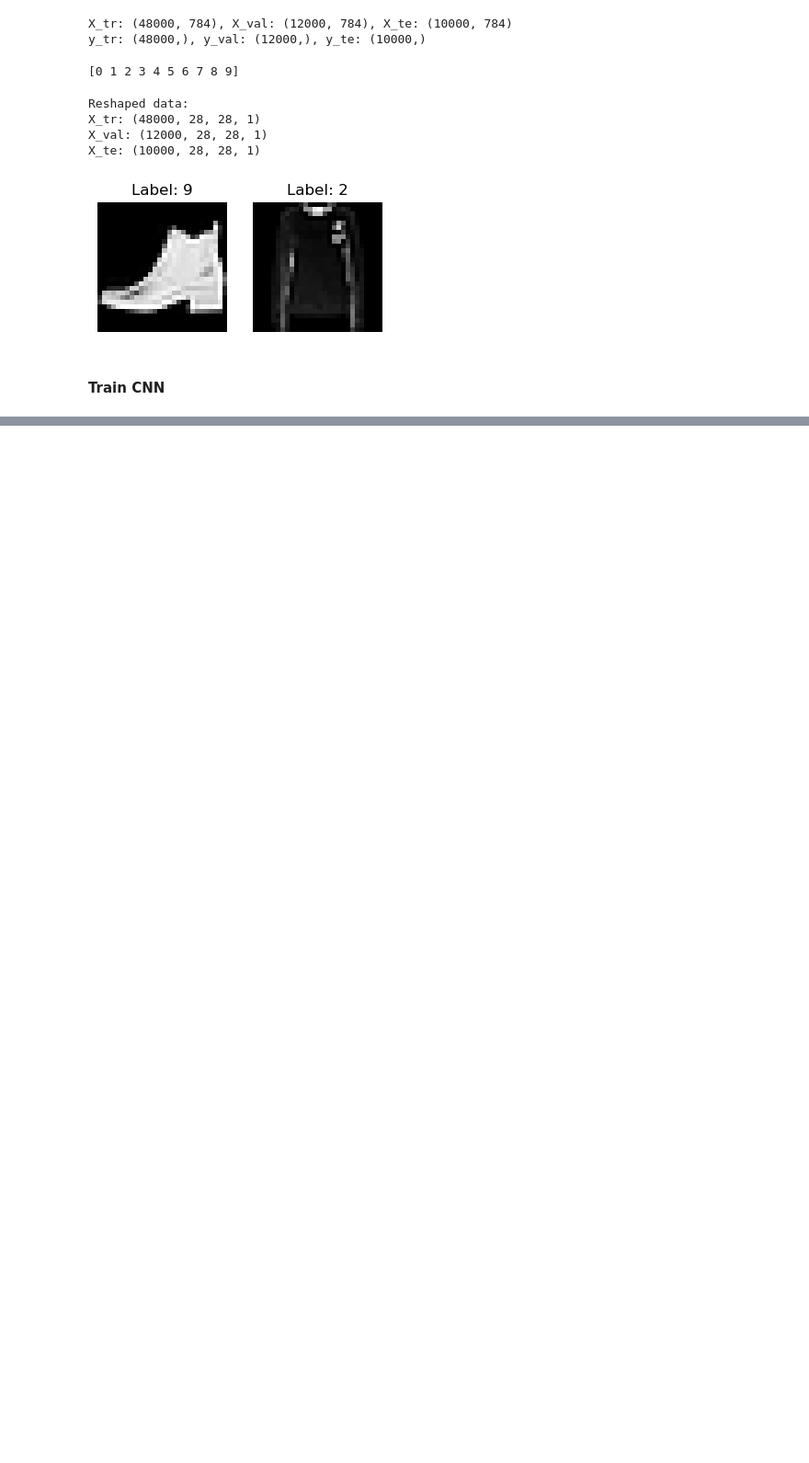
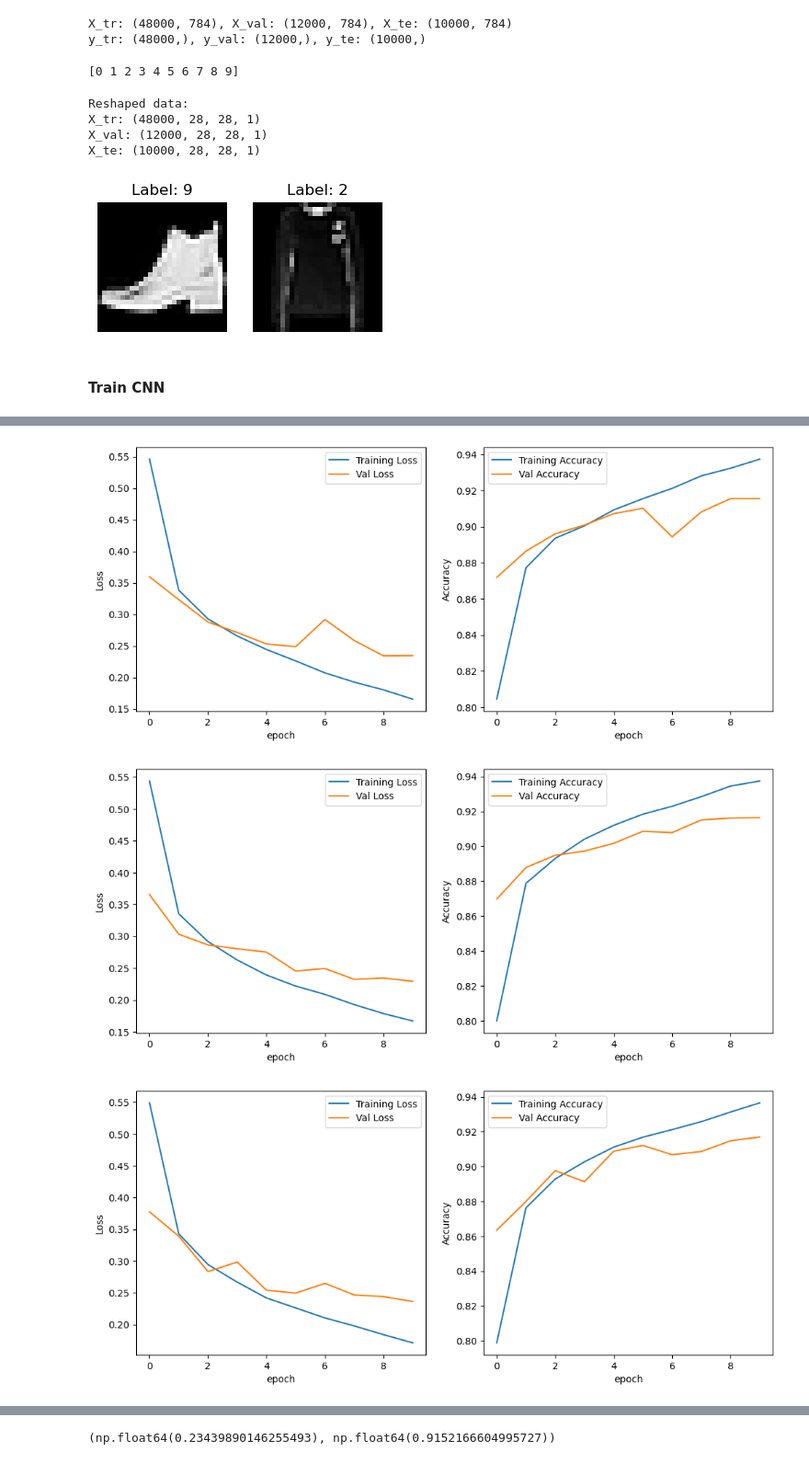
Before and after one commit to yenphglam/cs178_ProjectTeam3, a Jupyter notebook: cnn/cnn.ipynb, the cells around one changed output, grey strips where cells are left out. Shown at 92% size. Cells and saved outputs as stored; diff of their text form; code cells hidden in the pictures; blank space fills up the shorter version.

```diff
--- a/cnn/cnn.ipynb
+++ b/cnn/cnn.ipynb
@@ -194,0 +234,2 @@ Epoch 10/10
+# %%
+dict_layer_3 = cross_val_train_pipline(model_3_layer, tr_fold, val_fold)
@@ -194,0 +254,7 @@ Epoch 10/10
+# %%
+for key, value in dict_layer_3.items():
+    visualize_plot(value)
+# %% [output]
+[figure, added]
+[figure, added]
+[figure, added]
@@ -194,0 +263,4 @@ Epoch 10/10
+# %%
+calculate_average_loss_acc(dict_layer_3)
+# %% [output]
+(np.float64(0.23439890146255493), np.float64(0.9152166604995727))
```
Also changed, not shown: parts of 16 cells of this notebook.
